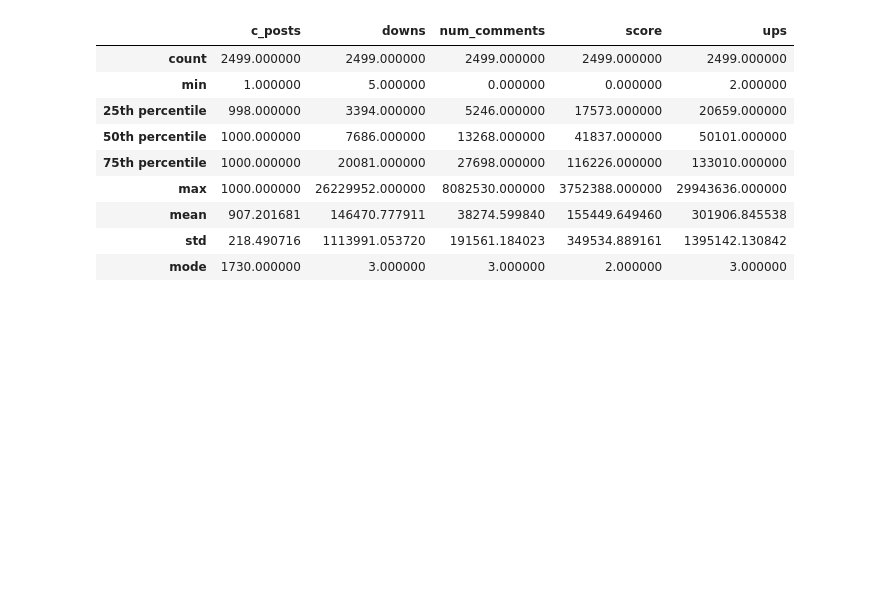
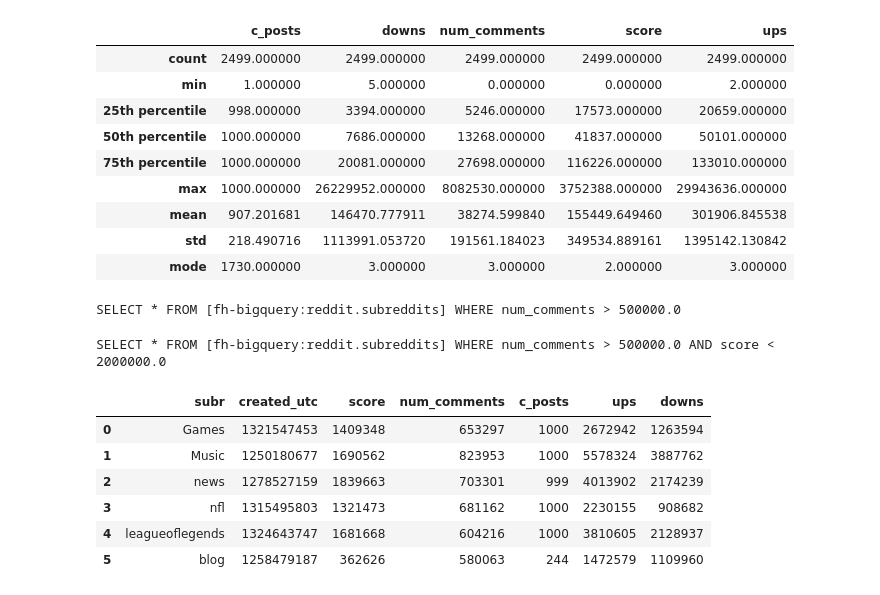
Before and after one commit to askerry/bqpy, a Jupyter notebook: bq_basic_template.ipynb, the cells around one changed output. Cells and saved outputs as stored; diff of their text form; code cells hidden in the pictures; blank space fills up the shorter version.

```diff
--- a/bq_basic_template.ipynb
+++ b/bq_basic_template.ipynb
@@ -210,3 +212,21 @@ df1.describe()
 | mean | 907.201681 | 146470.777911 | 38274.599840 | 155449.649460 | 301906.845538 |
 | std | 218.490716 | 1113991.053720 | 191561.184023 | 349534.889161 | 1395142.130842 |
 | mode | 1730.000000 | 3.000000 | 3.000000 | 2.000000 | 3.000000 |
+# %%
+output, source = df1.where('num_comments>500000')
+# %% [output]
+SELECT * FROM [fh-bigquery:reddit.subreddits] WHERE num_comments > 500000.0
+# %%
+output, source = df1.where('num_comments>500000', 'score <2000000')
+# %% [output]
+SELECT * FROM [fh-bigquery:reddit.subreddits] WHERE num_comments > 500000.0 AND score < 2000000.0
+# %%
+output
+# %% [output]
+|  | subr | created_utc | score | num_comments | c_posts | ups | downs |
+| 0 | Games | 1321547453 | 1409348 | 653297 | 1000 | 2672942 | 1263594 |
+| 1 | Music | 1250180677 | 1690562 | 823953 | 1000 | 5578324 | 3887762 |
+| 2 | news | 1278527159 | 1839663 | 703301 | 999 | 4013902 | 2174239 |
+| 3 | nfl | 1315495803 | 1321473 | 681162 | 1000 | 2230155 | 908682 |
+| 4 | leagueoflegends | 1324643747 | 1681668 | 604216 | 1000 | 3810605 | 2128937 |
+| 5 | blog | 1258479187 | 362626 | 580063 | 244 | 1472579 | 1109960 |
```
Also changed, not shown: parts of 23 cells of this notebook, 2 other files.
